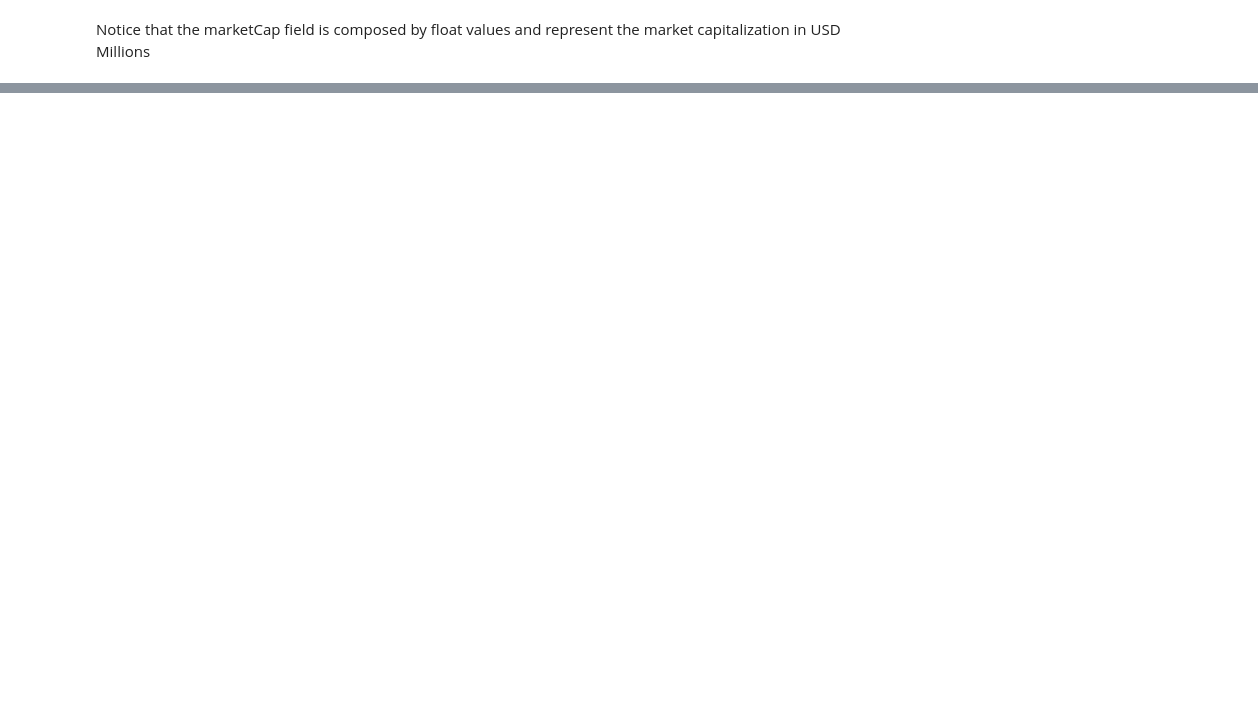
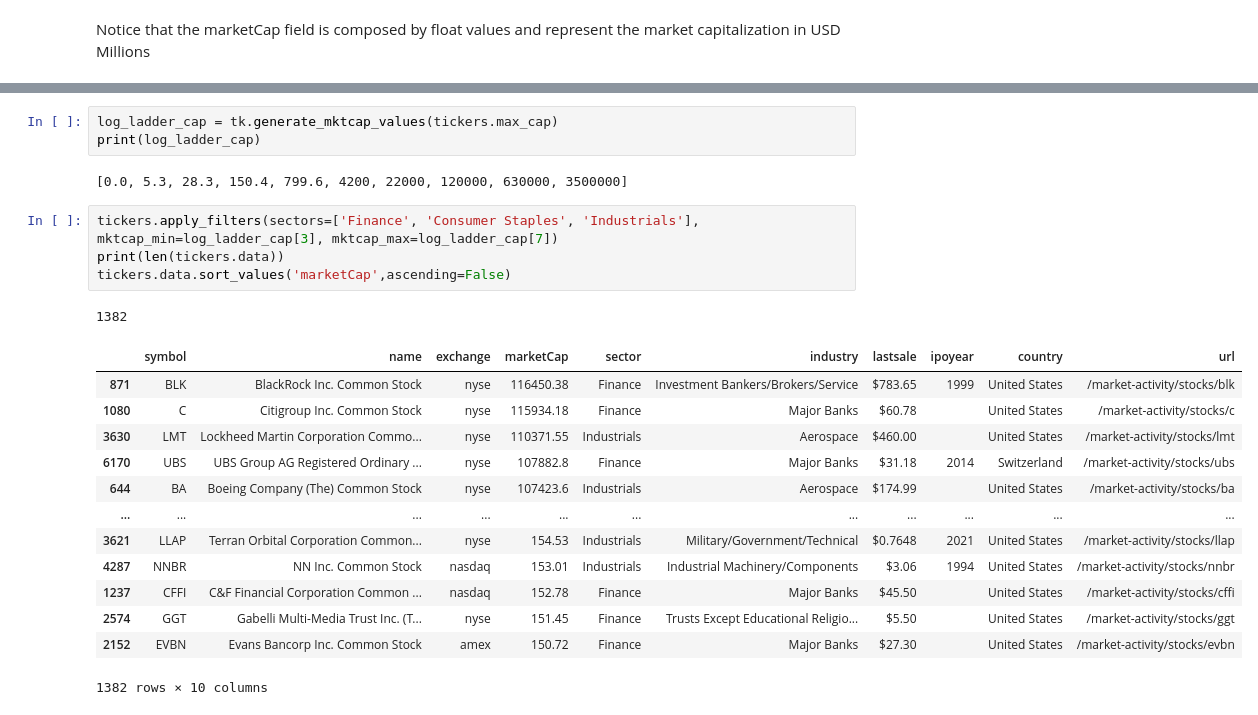
Before and after one commit to CharlieNestor/download_tickers, a Jupyter notebook: tickers_jupyter.ipynb, the cells around one changed output, grey strips where cells are left out. Cells and saved outputs as stored; diff of their text form; blank space fills up the shorter version.

```diff
--- a/tickers_jupyter.ipynb
+++ b/tickers_jupyter.ipynb
@@ -81,0 +157,24 @@ tickers.apply_filters(exchange='nyse', sectors='Finance')
+# %%
+log_ladder_cap = tk.generate_mktcap_values(tickers.max_cap)
+print(log_ladder_cap)
+# %% [output]
+[0.0, 5.3, 28.3, 150.4, 799.6, 4200, 22000, 120000, 630000, 3500000]
+# %%
+tickers.apply_filters(sectors=['Finance', 'Consumer Staples', 'Industrials'], mktcap_min=log_ladder_cap[3], mktcap_max=log_ladder_cap[7])
+print(len(tickers.data))
+tickers.data.sort_values('marketCap',ascending=False)
+# %% [output]
+1382
+|  | symbol | name | exchange | marketCap | sector | industry | lastsale | ipoyear | country | url |
+| 871 | BLK | BlackRock Inc. Common Stock | nyse | 116450.38 | Finance | Investment Bankers/Brokers/Service | $783.65 | 1999 | United States | /market-activity/stocks/blk |
+| 1080 | C | Citigroup Inc. Common Stock | nyse | 115934.18 | Finance | Major Banks | $60.78 |  | United States | /market-activity/stocks/c |
+| 3630 | LMT | Lockheed Martin Corporation Commo... | nyse | 110371.55 | Industrials | Aerospace | $460.00 |  | United States | /market-activity/stocks/lmt |
+| 6170 | UBS | UBS Group AG Registered Ordinary ... | nyse | 107882.8 | Finance | Major Banks | $31.18 | 2014 | Switzerland | /market-activity/stocks/ubs |
+| 644 | BA | Boeing Company (The) Common Stock | nyse | 107423.6 | Industrials | Aerospace | $174.99 |  | United States | /market-activity/stocks/ba |
+| ... | ... | ... | ... | ... | ... | ... | ... | ... | ... | ... |
+| 3621 | LLAP | Terran Orbital Corporation Common... | nyse | 154.53 | Industrials | Military/Government/Technical | $0.7648 | 2021 | United States | /market-activity/stocks/llap |
+| 4287 | NNBR | NN Inc. Common Stock | nasdaq | 153.01 | Industrials | Industrial Machinery/Components | $3.06 | 1994 | United States | /market-activity/stocks/nnbr |
+| 1237 | CFFI | C&F Financial Corporation Common ... | nasdaq | 152.78 | Finance | Major Banks | $45.50 |  | United States | /market-activity/stocks/cffi |
+| 2574 | GGT | Gabelli Multi-Media Trust Inc. (T... | nyse | 151.45 | Finance | Trusts Except Educational Religio... | $5.50 |  | United States | /market-activity/stocks/ggt |
+| 2152 | EVBN | Evans Bancorp Inc. Common Stock | amex | 150.72 | Finance | Major Banks | $27.30 |  | United States | /market-activity/stocks/evbn |
+1382 rows × 10 columns
```
Also changed, not shown: parts of 26 cells of this notebook.
